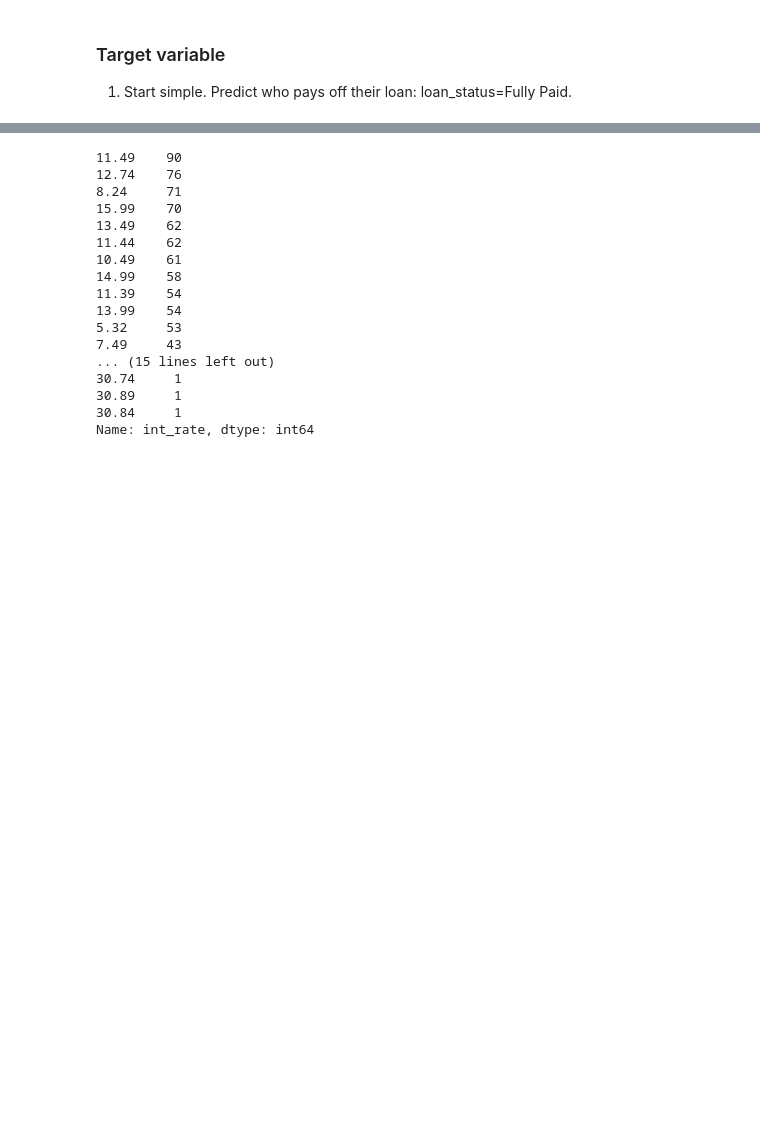
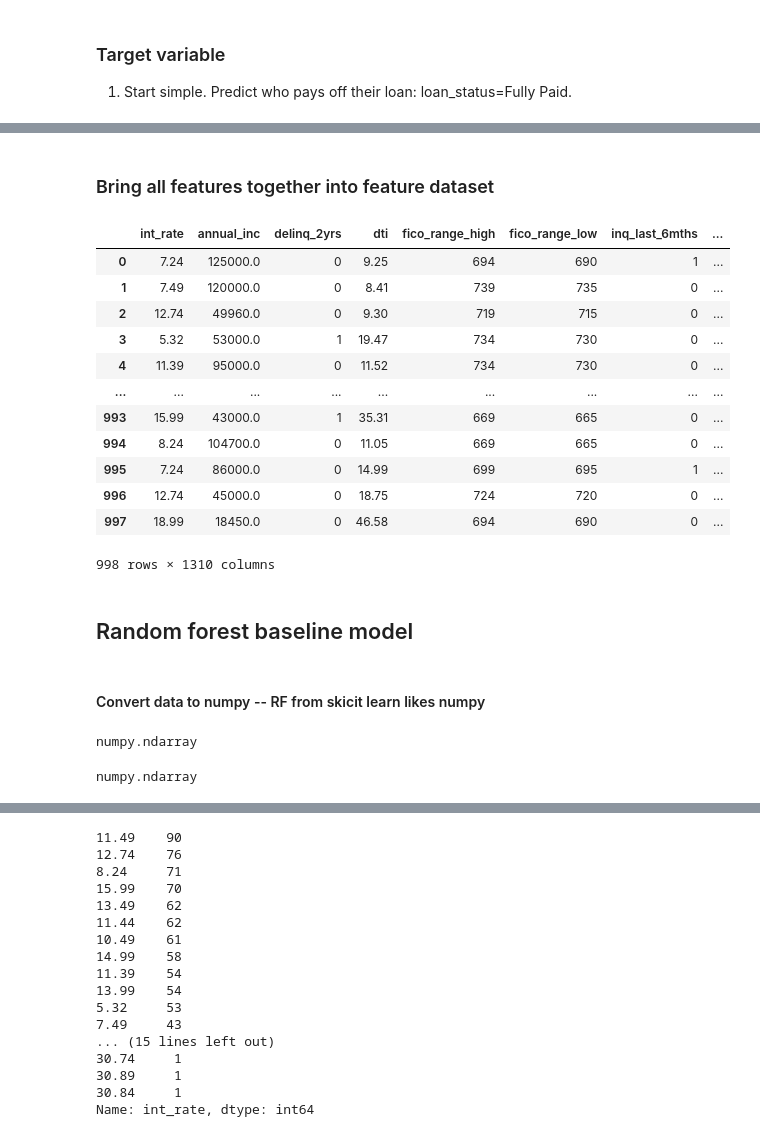
Before and after one commit to PipCourbois/LendingClubModels, a Jupyter notebook: LendingClub_EDA_and_Training.ipynb, the cells around one changed output, grey strips where cells are left out. Drawn from its saved outputs; the diff is of its cells as text; code cells hidden in the pictures; blank space fills up the shorter version.

```diff
--- a/LendingClub_EDA_and_Training.ipynb
+++ b/LendingClub_EDA_and_Training.ipynb
@@ -80,0 +285,39 @@ Name: fully_paid, dtype: int64
+# %%
+values = {'dti': 99, 'percent_bc_gt_75': 0, 'mths_since_last_delinq': 999, 'mths_since_last_record': 999}
+LC_train_numx = LC_train_numx.fillna(value=values)
+# %% [markdown]
+### Bring all features together into feature dataset
+# %%
+LC_train_x = pd.concat([LC_train_numx,LC_train_catx], axis=1, sort=False)
+# %%
+#1310 features!
+LC_train_x
+# %% [output]
+|  | int_rate | annual_inc | delinq_2yrs | dti | fico_range_high | fico_range_low | inq_last_6mths | ... |
+| 0 | 7.24 | 125000.0 | 0 | 9.25 | 694 | 690 | 1 | ... |
+| 1 | 7.49 | 120000.0 | 0 | 8.41 | 739 | 735 | 0 | ... |
+| 2 | 12.74 | 49960.0 | 0 | 9.30 | 719 | 715 | 0 | ... |
+| 3 | 5.32 | 53000.0 | 1 | 19.47 | 734 | 730 | 0 | ... |
+| 4 | 11.39 | 95000.0 | 0 | 11.52 | 734 | 730 | 0 | ... |
+| ... | ... | ... | ... | ... | ... | ... | ... | ... |
+| 993 | 15.99 | 43000.0 | 1 | 35.31 | 669 | 665 | 0 | ... |
+| 994 | 8.24 | 104700.0 | 0 | 11.05 | 669 | 665 | 0 | ... |
+| 995 | 7.24 | 86000.0 | 0 | 14.99 | 699 | 695 | 1 | ... |
+| 996 | 12.74 | 45000.0 | 0 | 18.75 | 724 | 720 | 0 | ... |
+| 997 | 18.99 | 18450.0 | 0 | 46.58 | 694 | 690 | 0 | ... |
+998 rows × 1310 columns
+# %% [markdown]
+## Random forest baseline model
+# %% [markdown]
+#### Convert data to numpy -- RF from skicit learn likes numpy
+# %%
+import numpy as np
+LC_train_x = np.array(LC_train_x)
+type(LC_train_x)
+# %% [output]
+numpy.ndarray
+# %%
+LC_train_y = np.array(LC_train_y)
+type(LC_train_y)
+# %% [output]
+numpy.ndarray
```
Also changed, not shown: parts of 47 cells of this notebook.
